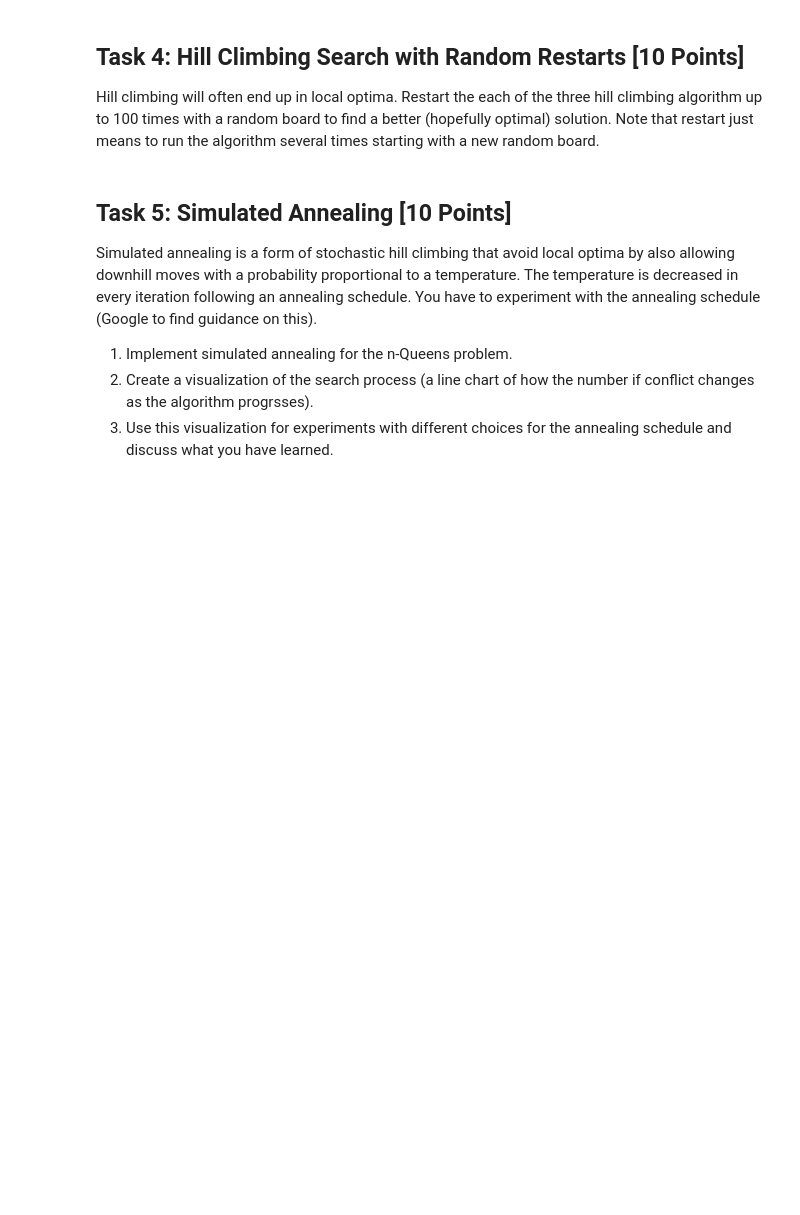
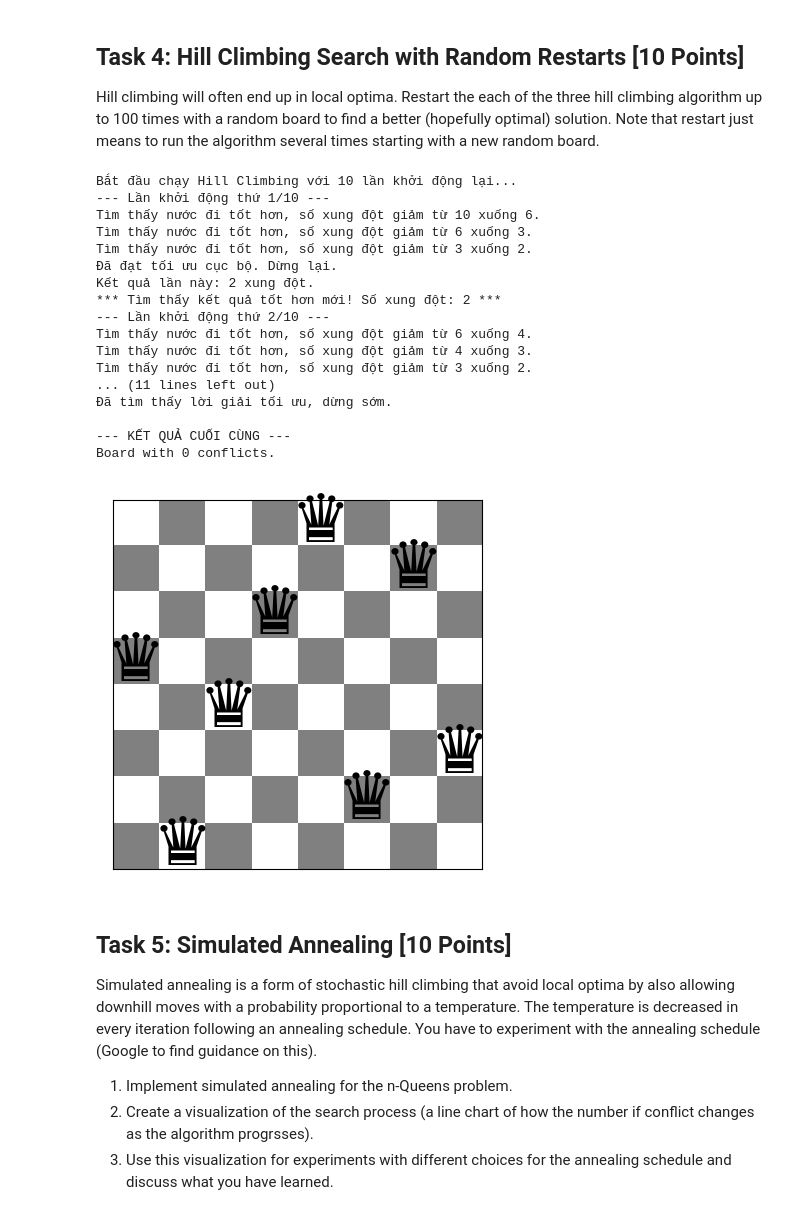
Before and after one commit to zeno1406/TTNTNC_nhom10, a Jupyter notebook: lab03 - local_search/n_queens.ipynb, the cells around one changed output. Saved outputs shown, nothing was run; the diff lists cells and outputs as text; code cells hidden in the pictures; blank space fills up the shorter version.

Commit message:
task 4+5+6

```diff
--- a/lab03 - local_search/n_queens.ipynb
+++ b/lab03 - local_search/n_queens.ipynb
@@ -473,3 +513,34 @@ Hill climbing will often end up in local optima. Restart the each of the three h
+# %%
+BOARD_SIZE = 8
+RESTARTS = 10
+
+print(f"Bắt đầu chạy Hill Climbing với {RESTARTS} lần khởi động lại...")
+# Chú ý: Cần đảm bảo hàm steepest_ascent_hill_climbing đã được định nghĩa ở trên
+# và nó trả về bàn cờ cuối cùng.
+# Ở đây tôi sẽ dùng lại hàm từ Task 1 để ví dụ.
+final_solution = hill_climbing_with_restarts(steepest_ascent_hill_climbing, BOARD_SIZE, RESTARTS)
+
+print("\n--- KẾT QUẢ CUỐI CÙNG ---")
+show_board(final_solution)
+# %% [output]
+Bắt đầu chạy Hill Climbing với 10 lần khởi động lại...
+--- Lần khởi động thứ 1/10 ---
+Tìm thấy nước đi tốt hơn, số xung đột giảm từ 10 xuống 6.
+Tìm thấy nước đi tốt hơn, số xung đột giảm từ 6 xuống 3.
+Tìm thấy nước đi tốt hơn, số xung đột giảm từ 3 xuống 2.
+Đã đạt tối ưu cục bộ. Dừng lại.
+Kết quả lần này: 2 xung đột.
+*** Tìm thấy kết quả tốt hơn mới! Số xung đột: 2 ***
+--- Lần khởi động thứ 2/10 ---
+Tìm thấy nước đi tốt hơn, số xung đột giảm từ 6 xuống 4.
+Tìm thấy nước đi tốt hơn, số xung đột giảm từ 4 xuống 3.
+Tìm thấy nước đi tốt hơn, số xung đột giảm từ 3 xuống 2.
+... (11 lines left out)
+Đã tìm thấy lời giải tối ưu, dừng sớm.
+
+--- KẾT QUẢ CUỐI CÙNG ---
+Board with 0 conflicts.
+[figure, added]
 # %% [markdown]
 ## Task 5: Simulated Annealing [10 Points]
 
```
Also changed, not shown: parts of 14 cells of this notebook.
